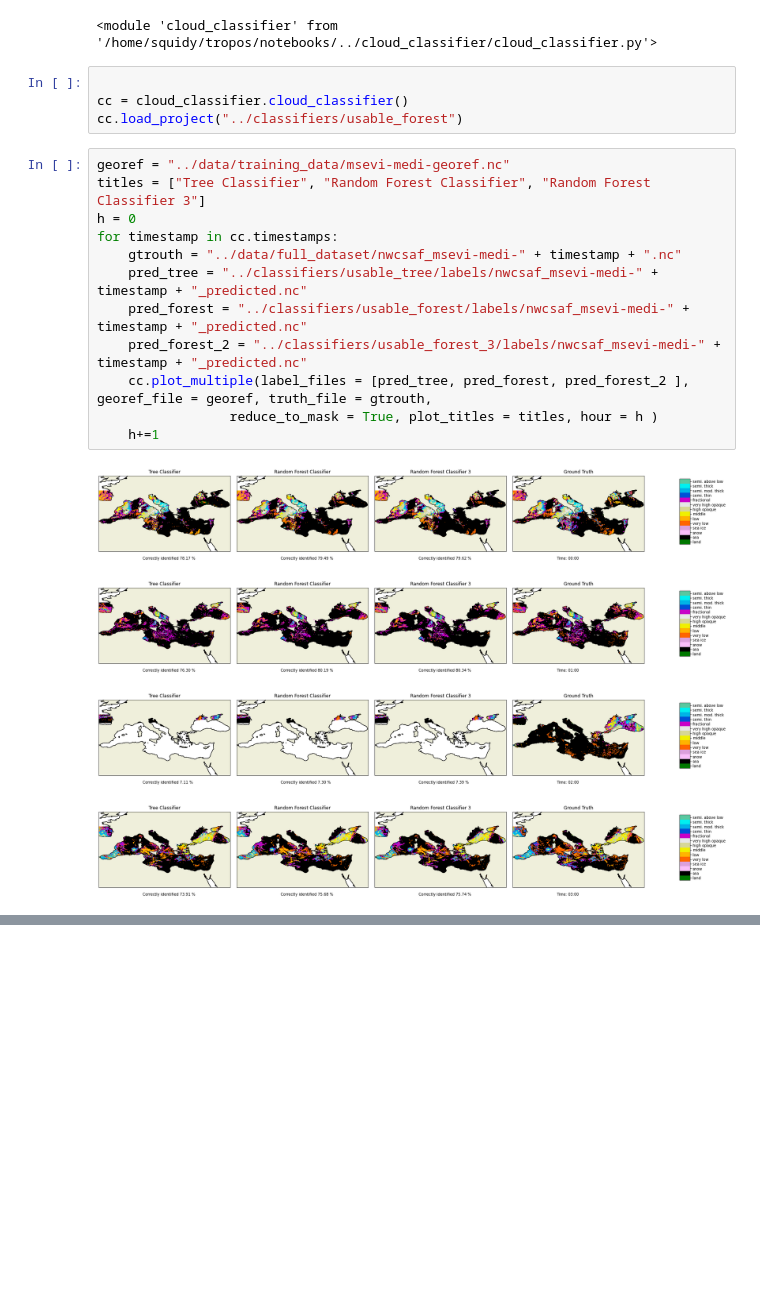
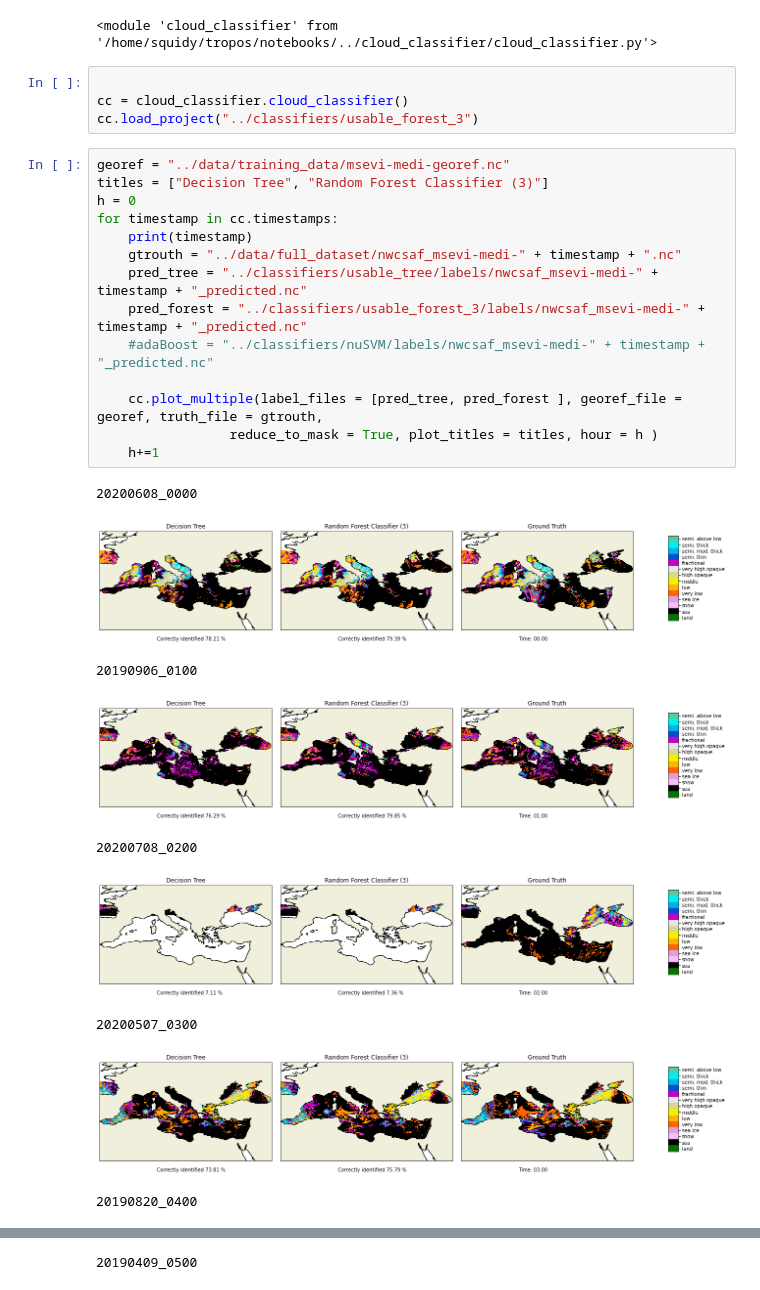
Before and after one commit to fsenf/CTyPyTool, a Jupyter notebook: notebooks/Plotting.ipynb, the cells around one changed output, grey strips where cells are left out. Saved outputs shown, nothing was run; the diff lists cells and outputs as text; blank space fills up the shorter version.

```diff
--- a/notebooks/Plotting.ipynb
+++ b/notebooks/Plotting.ipynb
@@ -12,21 +12,28 @@ importlib.reload(cloud_classifier)
 # %%
 
 cc = cloud_classifier.cloud_classifier()
-cc.load_project("../classifiers/usable_forest")
+cc.load_project("../classifiers/usable_forest_3")
 # %%
 georef = "../data/training_data/msevi-medi-georef.nc"
-titles = ["Tree Classifier", "Random Forest Classifier", "Random Forest Classifier 3"]
+titles = ["Decision Tree", "Random Forest Classifier (3)"]
 h = 0
 for timestamp in cc.timestamps:
+    print(timestamp)
     gtrouth = "../data/full_dataset/nwcsaf_msevi-medi-" + timestamp + ".nc"
     pred_tree = "../classifiers/usable_tree/labels/nwcsaf_msevi-medi-" + timestamp + "_predicted.nc"
-    pred_forest = "../classifiers/usable_forest/labels/nwcsaf_msevi-medi-" + timestamp + "_predicted.nc"
-    pred_forest_2 = "../classifiers/usable_forest_3/labels/nwcsaf_msevi-medi-" + timestamp + "_predicted.nc"
-    cc.plot_multiple(label_files = [pred_tree, pred_forest, pred_forest_2 ], georef_file = georef, truth_file = gtrouth,
+    pred_forest = "../classifiers/usable_forest_3/labels/nwcsaf_msevi-medi-" + timestamp + "_predicted.nc"
+    #adaBoost = "../classifiers/nuSVM/labels/nwcsaf_msevi-medi-" + timestamp + "_predicted.nc"
+
+    cc.plot_multiple(label_files = [pred_tree, pred_forest ], georef_file = georef, truth_file = gtrouth,
                  reduce_to_mask = True, plot_titles = titles, hour = h )
     h+=1
 # %% [output]
+20200608_0000
-[figure, old version]
+[figure, new version]
+20190906_0100
-[figure, old version]
+[figure, new version]
+20200708_0200
-[figure, old version]
+[figure, new version]
+20200507_0300
-[figure, old version]
+[figure, new version]
+20190820_0400
@@ -33,0 +41 @@ for timestamp in cc.timestamps:
+20190409_0500
```
Also changed, not shown: parts of 5 cells of this notebook, 5 other files.
